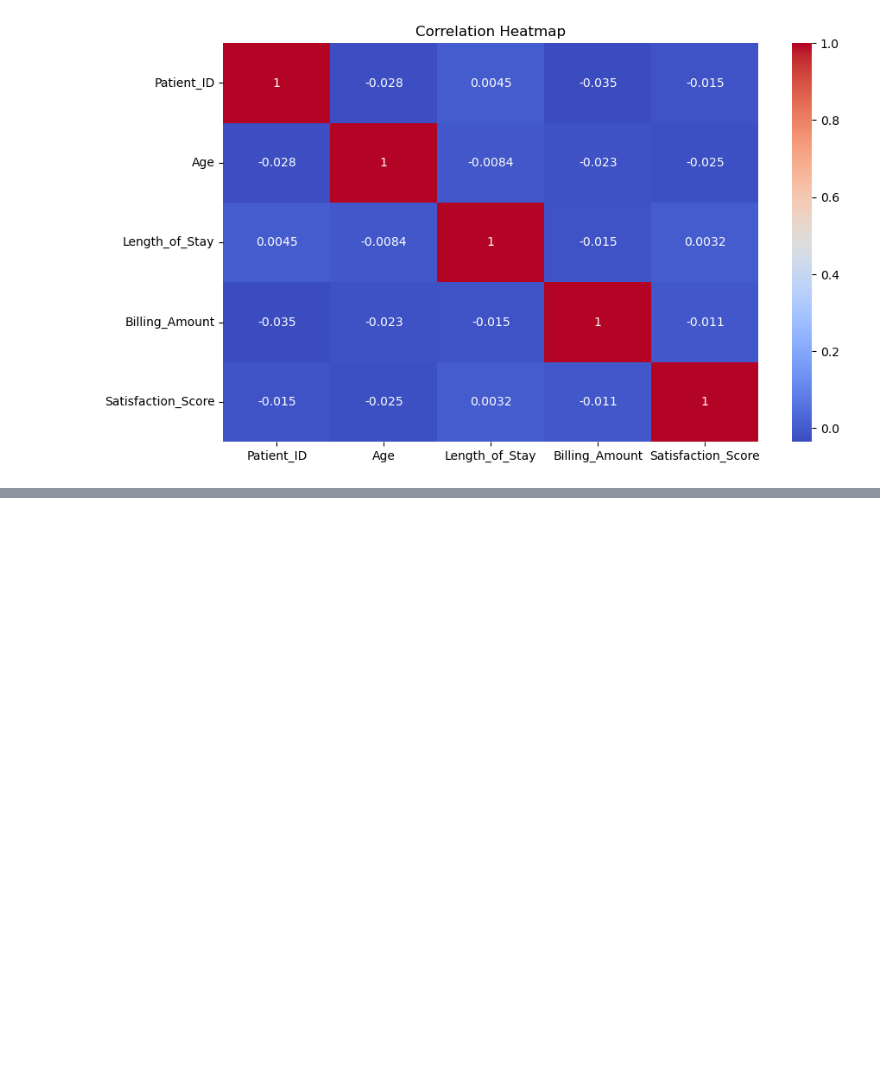
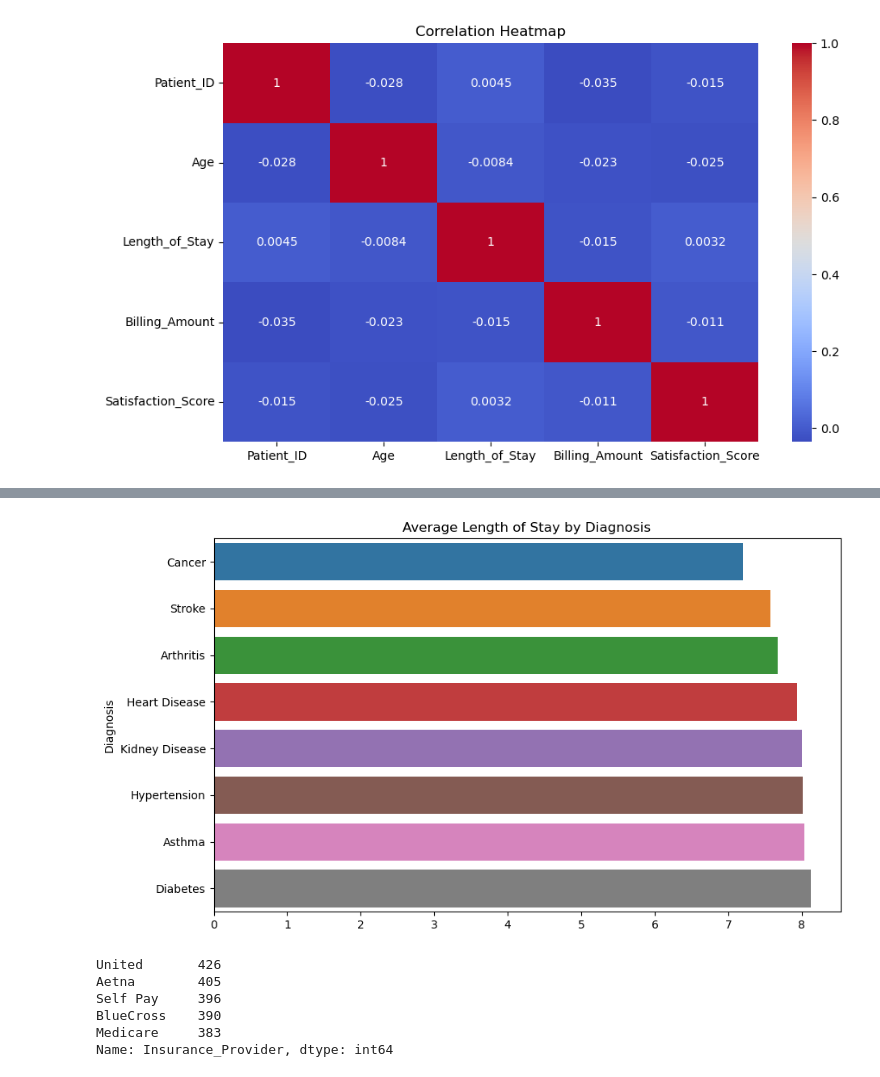
Before and after one commit to bgautham9/Healthcare_Analytics, a Jupyter notebook: Healthcare_analytics.ipynb, the cells around one changed output, grey strips where cells are left out. Cells and saved outputs as stored; diff of their text form; code cells hidden in the pictures; blank space fills up the shorter version.

```diff
--- a/Healthcare_analytics.ipynb
+++ b/Healthcare_analytics.ipynb
@@ -298,0 +312,23 @@ plt.show()
+# %%
+plt.figure(figsize=(10,6))
+
+sns.barplot(
+    x=df.groupby("Diagnosis")["Length_of_Stay"].mean().sort_values().values,
+    y=df.groupby("Diagnosis")["Length_of_Stay"].mean().sort_values().index
+)
+
+plt.title("Average Length of Stay by Diagnosis")
+
+plt.show()
+# %% [output]
+[figure, added]
+# %%
+#Insurance Provider Analysis
+df["Insurance_Provider"].value_counts()
+# %% [output]
+United       426
+Aetna        405
+Self Pay     396
+BlueCross    390
+Medicare     383
+Name: Insurance_Provider, dtype: int64
```
Also changed, not shown: parts of 12 cells of this notebook.
